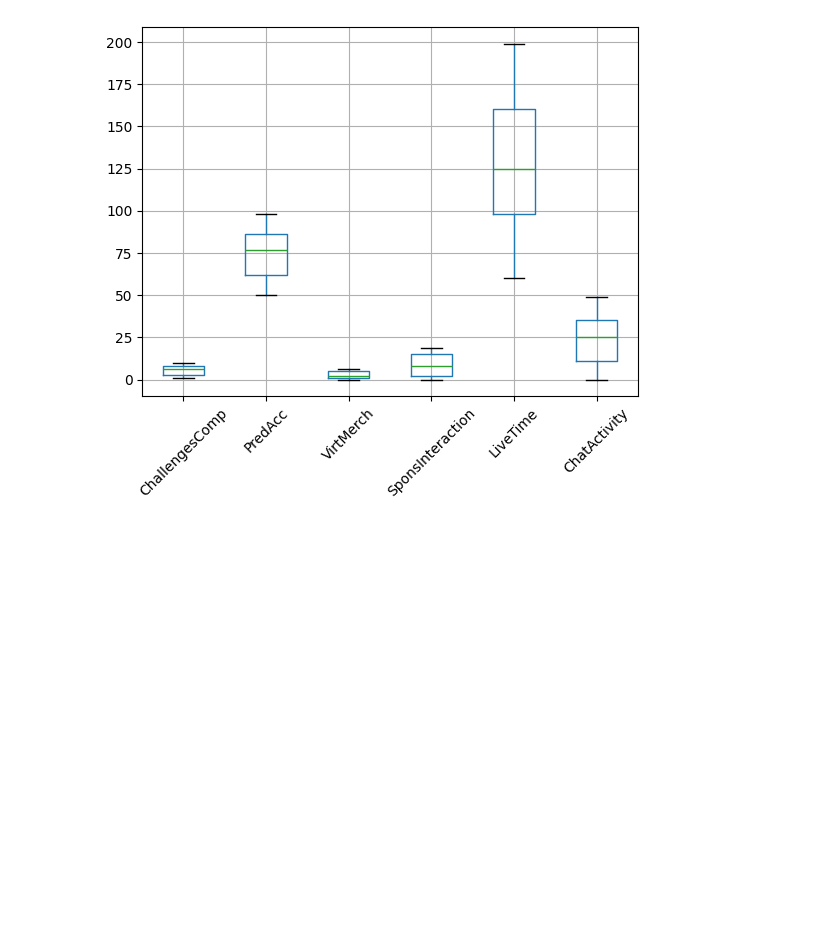
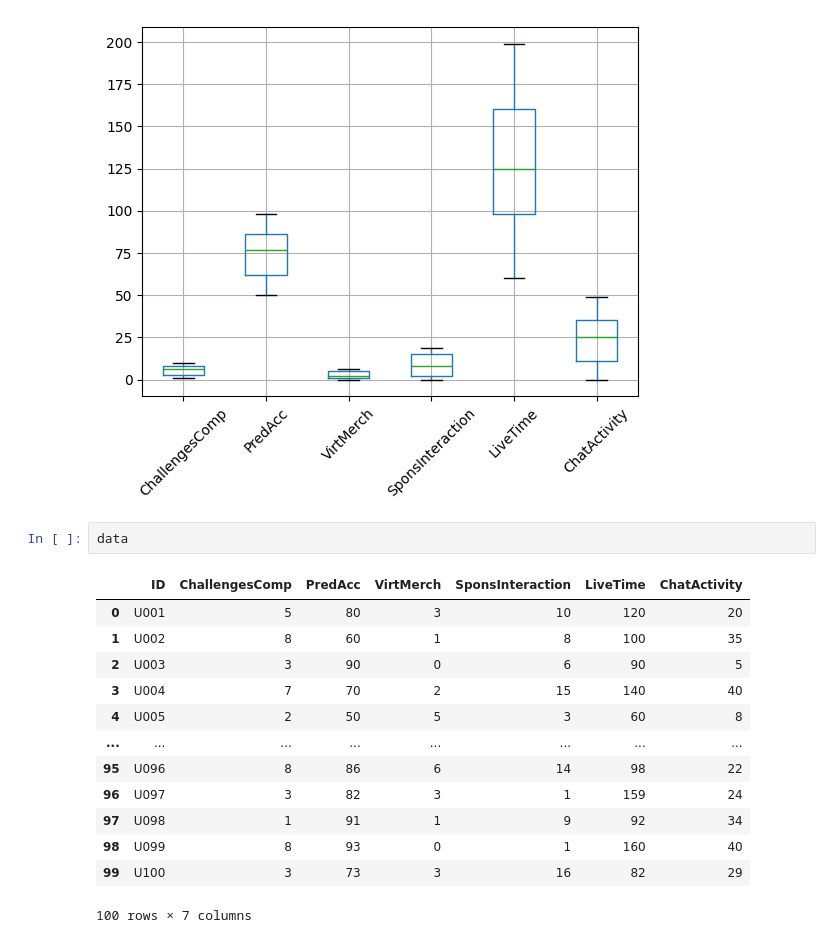
Before and after one commit to YadavSuhani/VelocityX, a Jupyter notebook: veloctityX.ipynb, the cells around one changed output. Saved outputs shown, nothing was run; the diff lists cells and outputs as text; blank space fills up the shorter version.

```diff
--- a/veloctityX.ipynb
+++ b/veloctityX.ipynb
@@ -70,3 +78,19 @@ plt.show()
 # no outliers in the data
 # %% [output]
 [figure]
+# %%
+data
+# %% [output]
+|  | ID | ChallengesComp | PredAcc | VirtMerch | SponsInteraction | LiveTime | ChatActivity |
+| 0 | U001 | 5 | 80 | 3 | 10 | 120 | 20 |
+| 1 | U002 | 8 | 60 | 1 | 8 | 100 | 35 |
+| 2 | U003 | 3 | 90 | 0 | 6 | 90 | 5 |
+| 3 | U004 | 7 | 70 | 2 | 15 | 140 | 40 |
+| 4 | U005 | 2 | 50 | 5 | 3 | 60 | 8 |
+| ... | ... | ... | ... | ... | ... | ... | ... |
+| 95 | U096 | 8 | 86 | 6 | 14 | 98 | 22 |
+| 96 | U097 | 3 | 82 | 3 | 1 | 159 | 24 |
+| 97 | U098 | 1 | 91 | 1 | 9 | 92 | 34 |
+| 98 | U099 | 8 | 93 | 0 | 1 | 160 | 40 |
+| 99 | U100 | 3 | 73 | 3 | 16 | 82 | 29 |
+100 rows × 7 columns
```
Also changed, not shown: parts of 19 cells of this notebook.
